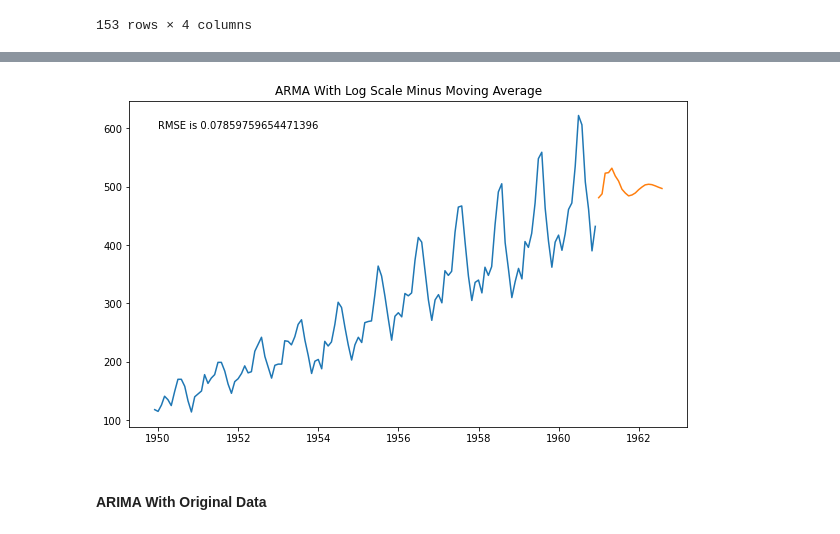
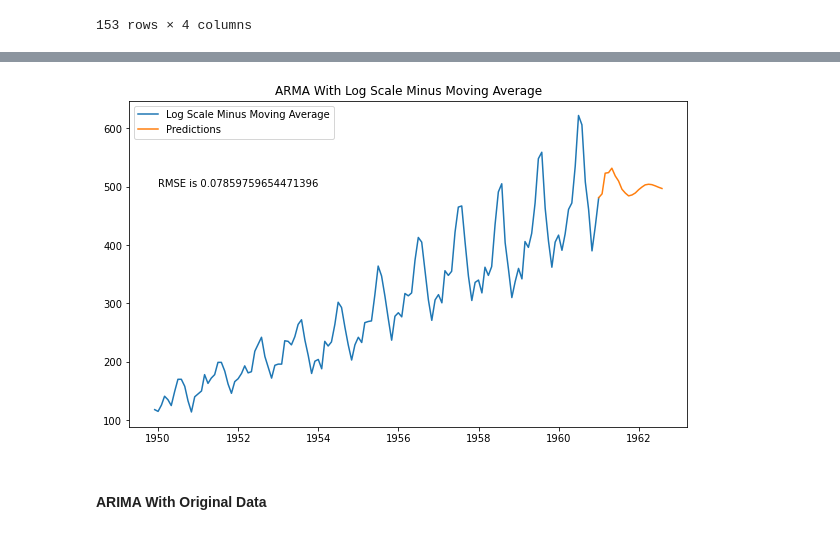
Before and after one commit to dray89/AirlinePassengers, a Jupyter notebook: AirlinePassengers.ipynb, the cells around one changed output, grey strips where cells are left out. Drawn from its saved outputs; the diff is of its cells as text; code cells hidden in the pictures.

```diff
--- a/AirlinePassengers.ipynb
+++ b/AirlinePassengers.ipynb
@@ -765,8 +765,9 @@ predDf #The data is now in its original form with predictions appended
 153 rows × 4 columns
 # %%
 #plt.plot(indexedDataset)
-plt.plot(predDf['expon'][:-20])
-plt.plot(predDf['expon'][-20:])
+plt.plot(predDf['expon'][:-19], label='Log Scale Minus Moving Average')
+plt.plot(predDf['expon'][-20:], label='Predictions')
+plt.legend()
 plt.title('ARMA With Log Scale Minus Moving Average')
-plt.annotate(f'RMSE is {rmse}', xy =(datetime.strptime("1950-01-01", "%Y-%m-%d"), 600))
+plt.annotate(f'RMSE is {rmse}', xy =(datetime.strptime("1950-01-01", "%Y-%m-%d"), 500))
 # %% [output]
@@ -774,4 +775,4 @@ Text(1950-01-01 00:00:00, 600, 'RMSE is 0.07859759654471396')
-[figure, old version]
+[figure, new version]
 # %% [markdown]
 #### ARIMA With Original Data
 # %%
```
Also changed, not shown: parts of 15 cells of this notebook.
